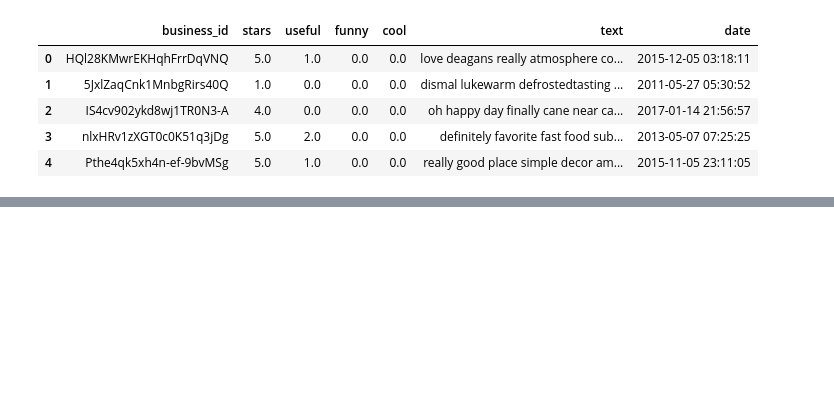
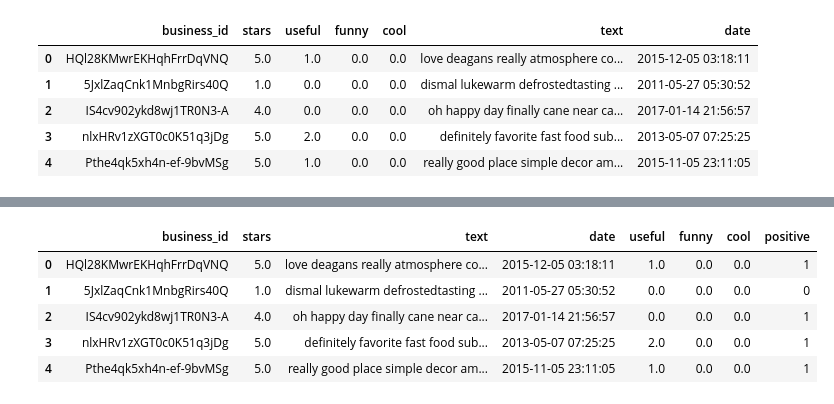
Before and after one commit to ShayAhmed/sentiment-analysis-yelp, a Jupyter notebook: preprocess.ipynb, the cells around one changed output, grey strips where cells are left out. Saved outputs shown, nothing was run; the diff lists cells and outputs as text; code cells hidden in the pictures; blank space fills up the shorter version.

Commit message:
Added positive feature to preprocessing. Graphing learning curve for naive bayes

```diff
--- a/preprocess.ipynb
+++ b/preprocess.ipynb
@@ -118,0 +188,15 @@ df.head()
+# %%
+dtype = {"business_id" : str,
+         "stars" : np.float,
+         "useful" : np.float,
+         "funny" : np.float,
+         "cool" : np.float,
+         "text" : str,
+         "date" : str}
+# parse_dates = ['date']
+df4 = pd.read_csv('data/preprocessed_data3.csv',
+                  header=0,
+                  # names=headers,
+                  dtype=dtype,
+                  # parse_dates=parse_dates,
+                  )
@@ -118,0 +212,11 @@ df.head()
+# %%
+df4["positive"] = df4.apply(lambda row : 1 if row["stars"] >= 3 else 0, axis=1)
+# %%
+df4.head()
+# %% [output]
+|  | business_id | stars | text | date | useful | funny | cool | positive |
+| 0 | HQl28KMwrEKHqhFrrDqVNQ | 5.0 | love deagans really atmosphere co... | 2015-12-05 03:18:11 | 1.0 | 0.0 | 0.0 | 1 |
+| 1 | 5JxlZaqCnk1MnbgRirs40Q | 1.0 | dismal lukewarm defrostedtasting ... | 2011-05-27 05:30:52 | 0.0 | 0.0 | 0.0 | 0 |
+| 2 | IS4cv902ykd8wj1TR0N3-A | 4.0 | oh happy day finally cane near ca... | 2017-01-14 21:56:57 | 0.0 | 0.0 | 0.0 | 1 |
+| 3 | nlxHRv1zXGT0c0K51q3jDg | 5.0 | definitely favorite fast food sub... | 2013-05-07 07:25:25 | 2.0 | 0.0 | 0.0 | 1 |
+| 4 | Pthe4qk5xh4n-ef-9bvMSg | 5.0 | really good place simple decor am... | 2015-11-05 23:11:05 | 1.0 | 0.0 | 0.0 | 1 |
```
Also changed, not shown: parts of 17 cells of this notebook, 1 other file.
